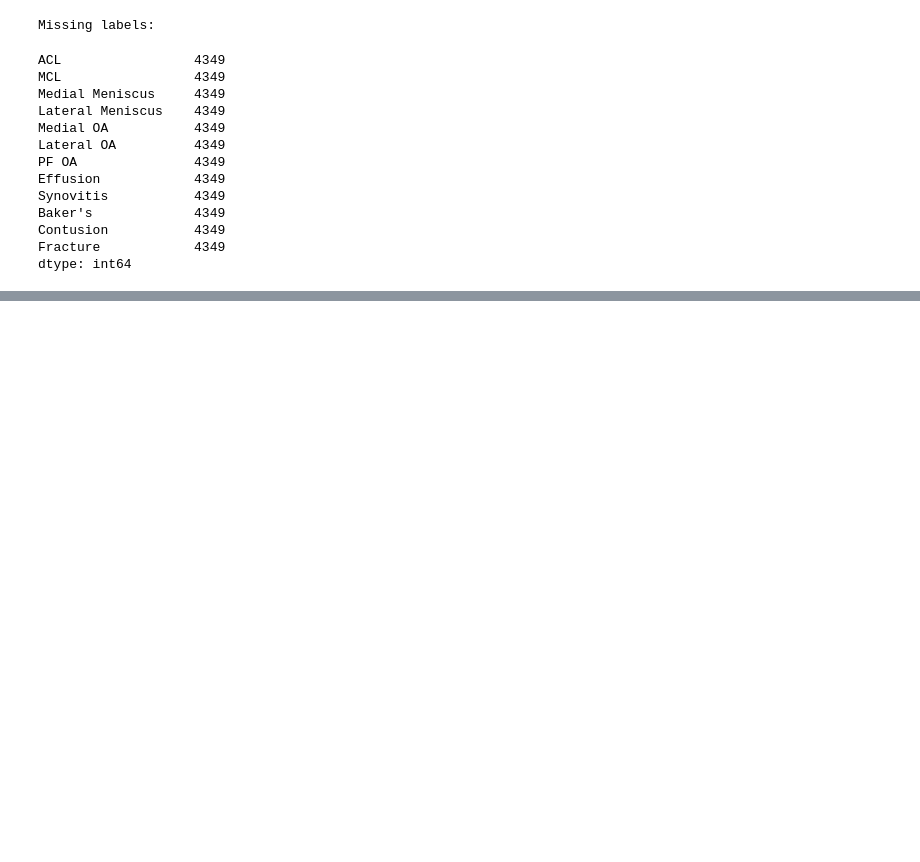
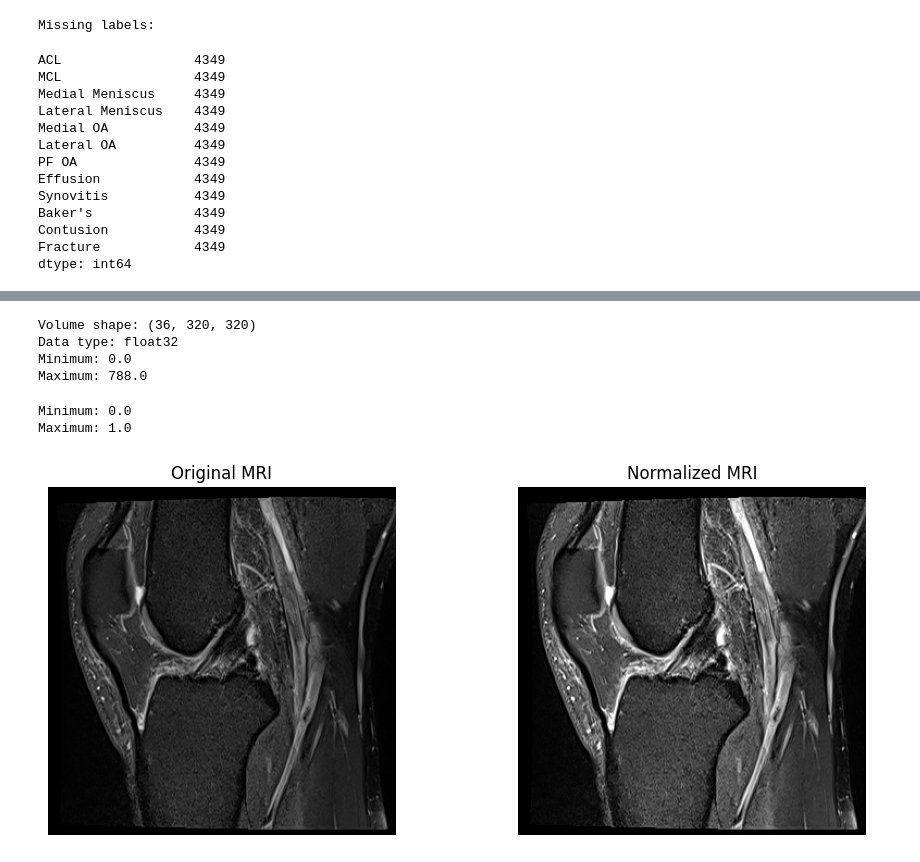
Before and after one commit to Anwesha-TU/RSNA--knee-abnormality-detection, a Jupyter notebook: rsna-knee.ipynb, the cells around one changed output, grey strips where cells are left out. Saved outputs shown, nothing was run; the diff lists cells and outputs as text; code cells hidden in the pictures; blank space fills up the shorter version.

Commit message:
normalization done, eda and data preprocessing completed

```diff
--- a/rsna-knee.ipynb
+++ b/rsna-knee.ipynb
@@ -324,0 +427,52 @@ dtype: int64
+# %%
+volume = get_pixel_array(ordered_slices)
+
+print("Volume shape:", volume.shape)
+print("Data type:", volume.dtype)
+print("Minimum:", volume.min())
+print("Maximum:", volume.max())
+# %% [output]
+Volume shape: (36, 320, 320)
+Data type: float32
+Minimum: 0.0
+Maximum: 788.0
+# %%
+def normalize_volume(volume):
+    lower = np.percentile(volume, 1)
+    upper = np.percentile(volume, 99)
+    volume = np.clip(volume, lower, upper)
+    volume = (volume - lower) / (upper - lower + 1e-8)
+    return volume
+# %%
+normalized_volume = normalize_volume(volume)
+
+print("Minimum:", normalized_volume.min())
+print("Maximum:", normalized_volume.max())
+# %% [output]
+Minimum: 0.0
+Maximum: 1.0
+# %%
+middle = len(normalized_volume) // 2
+
+plt.figure(figsize=(10, 4))
+
+plt.subplot(1, 2, 1)
+plt.imshow(
+    volume[middle],
+    cmap="gray"
+)
+plt.title("Original MRI")
+plt.axis("off")
+
+plt.subplot(1, 2, 2)
+plt.imshow(
+    normalized_volume[middle],
+    cmap="gray"
+)
+plt.title("Normalized MRI")
+plt.axis("off")
+
+plt.tight_layout()
+plt.show()
+# %% [output]
+[figure, added]
```
Also changed, not shown: parts of 9 cells of this notebook.
